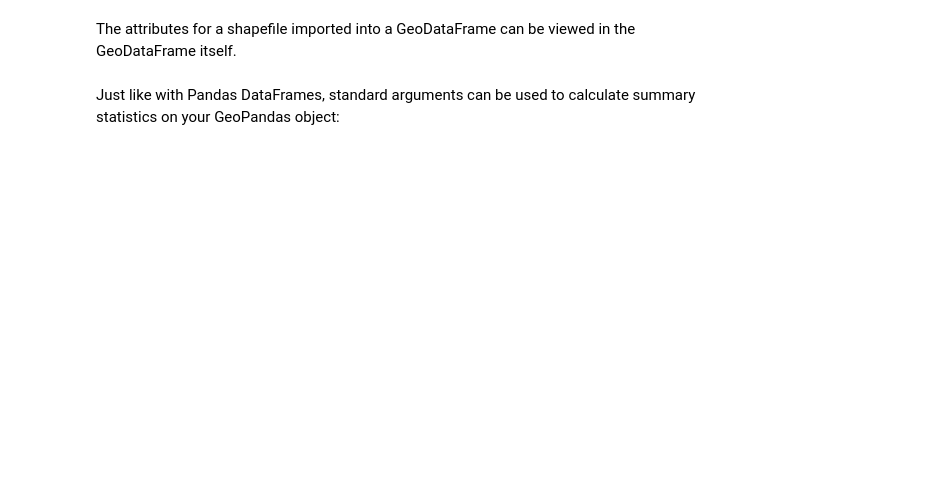
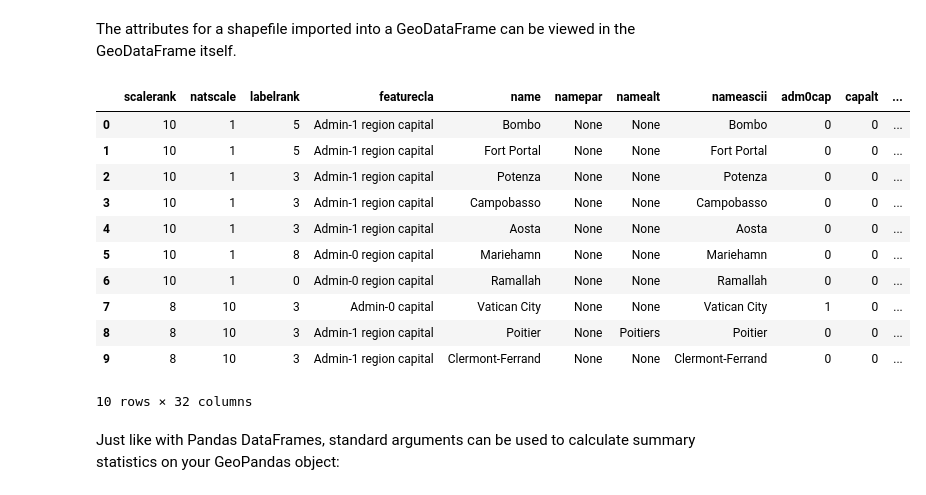
Before and after one commit to nickohl/EnvDatSci22, a Jupyter notebook: CodeSprints/VectorData101.ipynb, the cells around one changed output. Drawn from its saved outputs; the diff is of its cells as text; code cells hidden in the pictures; blank space fills up the shorter version.

```diff
--- a/CodeSprints/VectorData101.ipynb
+++ b/CodeSprints/VectorData101.ipynb
@@ -167,10 +281,23 @@ cities = gpd.read_file(populated_places_path)
 The attributes for a shapefile imported into a GeoDataFrame can be viewed in the GeoDataFrame itself.
 # %%
 # View first 5 rows of GeoDataFrame
-cities.head()
+cities.head(10)
 
 
 # Experiment! How would you view the first 10 rows of a GeoDataFrame?
+# %% [output]
+|  | scalerank | natscale | labelrank | featurecla | name | namepar | namealt | nameascii | adm0cap | capalt | ... |
+| 0 | 10 | 1 | 5 | Admin-1 region capital | Bombo | None | None | Bombo | 0 | 0 | ... |
+| 1 | 10 | 1 | 5 | Admin-1 region capital | Fort Portal | None | None | Fort Portal | 0 | 0 | ... |
+| 2 | 10 | 1 | 3 | Admin-1 region capital | Potenza | None | None | Potenza | 0 | 0 | ... |
+| 3 | 10 | 1 | 3 | Admin-1 region capital | Campobasso | None | None | Campobasso | 0 | 0 | ... |
+| 4 | 10 | 1 | 3 | Admin-1 region capital | Aosta | None | None | Aosta | 0 | 0 | ... |
+| 5 | 10 | 1 | 8 | Admin-0 region capital | Mariehamn | None | None | Mariehamn | 0 | 0 | ... |
+| 6 | 10 | 1 | 0 | Admin-0 region capital | Ramallah | None | None | Ramallah | 0 | 0 | ... |
+| 7 | 8 | 10 | 3 | Admin-0 capital | Vatican City | None | None | Vatican City | 1 | 0 | ... |
+| 8 | 8 | 10 | 3 | Admin-1 region capital | Poitier | None | Poitiers | Poitier | 0 | 0 | ... |
+| 9 | 8 | 10 | 3 | Admin-1 region capital | Clermont-Ferrand | None | None | Clermont-Ferrand | 0 | 0 | ... |
+10 rows × 32 columns
 # %% [markdown]
 Just like with Pandas DataFrames, standard arguments can be used to calculate summary statistics on your GeoPandas object:
 # %%
```
Also changed, not shown: parts of 17 cells of this notebook.
